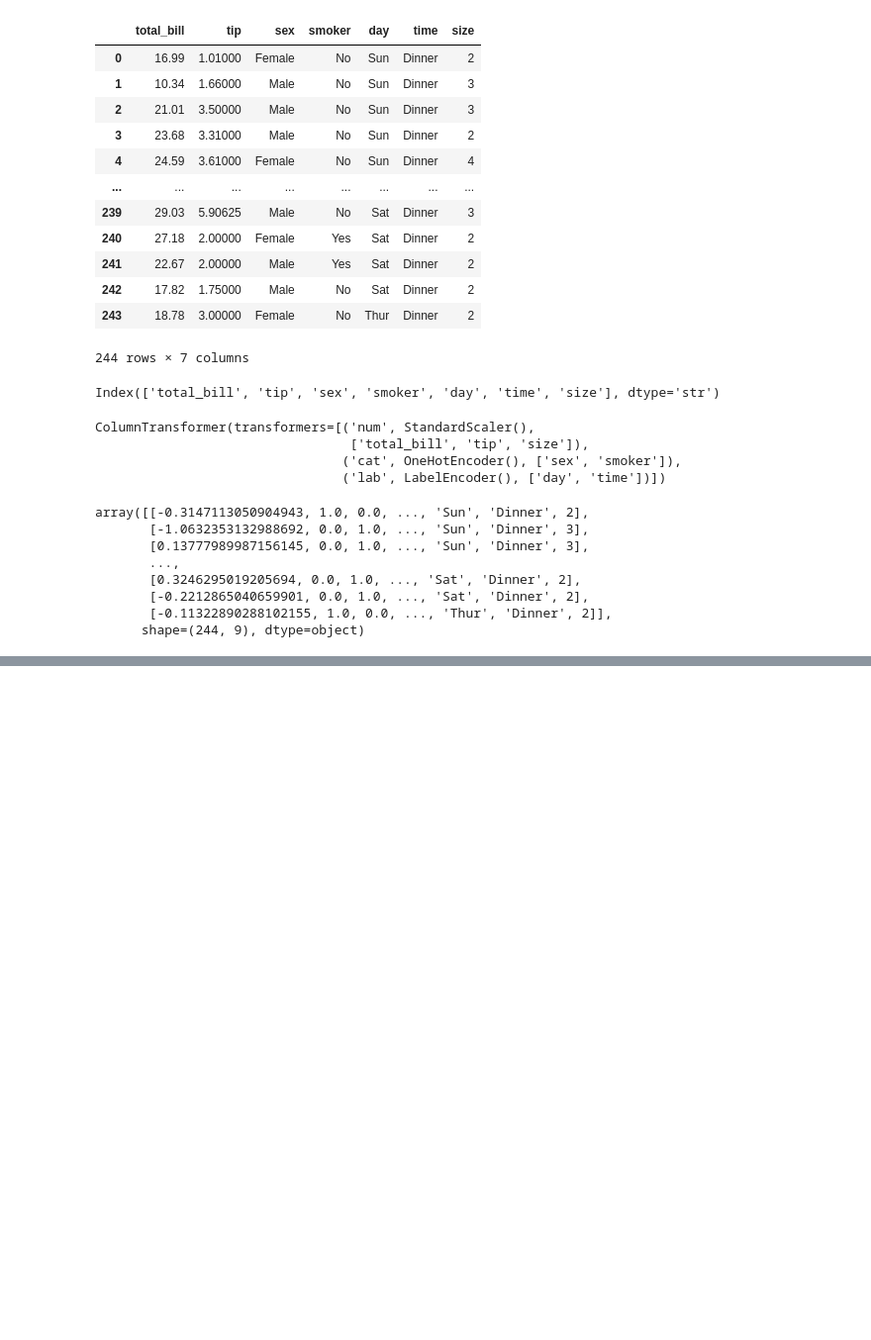
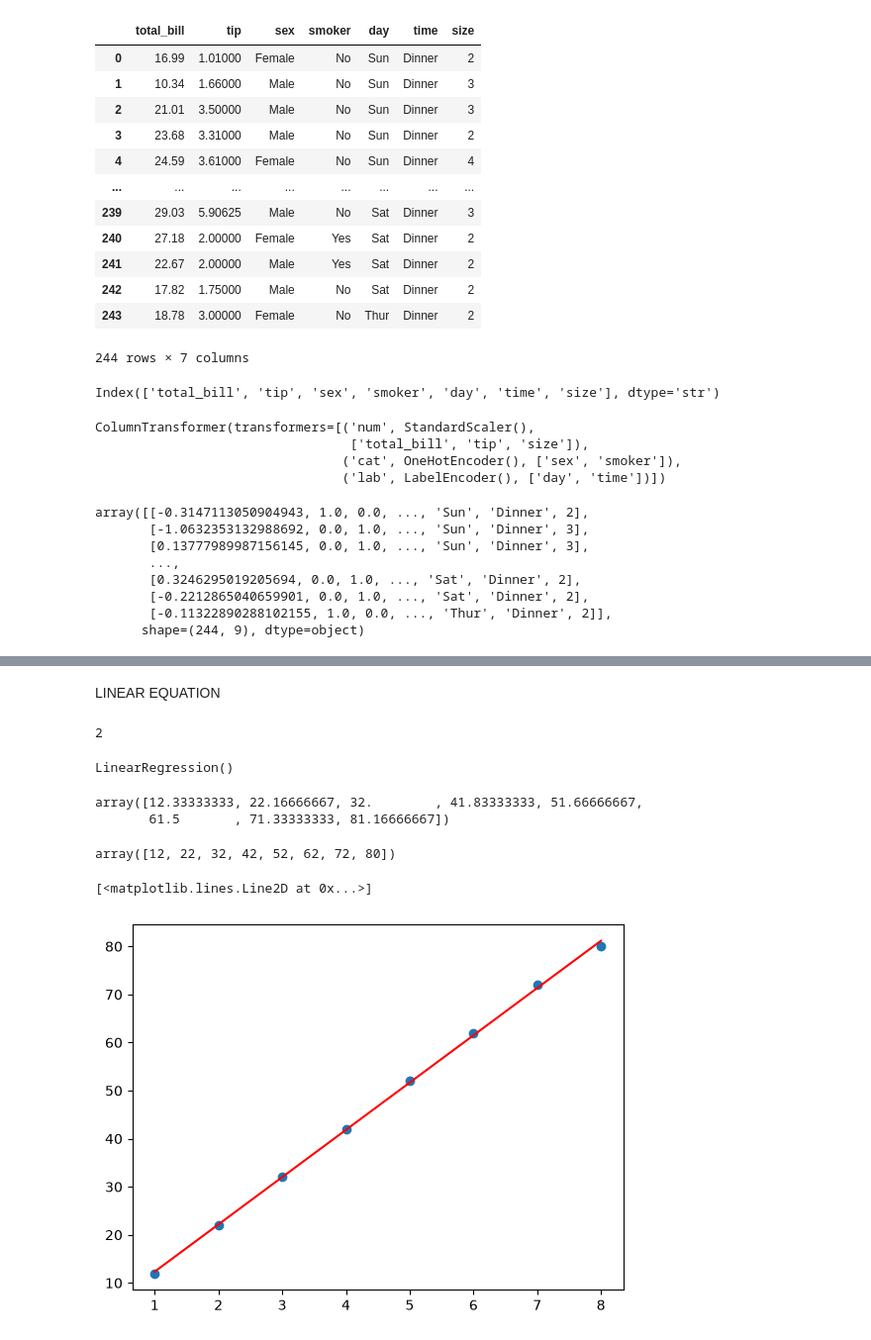
Before and after one commit to kamni0506-source/machine_learning, a Jupyter notebook: class_5.ipynb, the cells around one changed output, grey strips where cells are left out. Shown at 99% size. Cells and saved outputs as stored; diff of their text form; code cells hidden in the pictures; blank space fills up the shorter version.

```diff
--- a/class_5.ipynb
+++ b/class_5.ipynb
@@ -195,0 +218,2 @@ array([[-0.3147113050904943, 1.0, 0.0, ..., 'Sun', 'Dinner', 2],
+# %% [markdown]
+LINEAR EQUATION
@@ -195,0 +225,13 @@ array([[-0.3147113050904943, 1.0, 0.0, ..., 'Sun', 'Dinner', 2],
+# %%
+x = np.array([1,2,3,4,5,6,7,8]).reshape(-1,1)
+
+y= np.array([12,22,32,42,52,62,72,80])
+# %%
+x.ndim
+# %% [output]
+2
+# %%
+model= LinearRegression()
+model.fit(x,y)
+# %% [output]
+LinearRegression()
@@ -195,0 +241,17 @@ array([[-0.3147113050904943, 1.0, 0.0, ..., 'Sun', 'Dinner', 2],
+# %%
+model.predict(x)
+# %% [output]
+array([12.33333333, 22.16666667, 32.        , 41.83333333, 51.66666667,
+       61.5       , 71.33333333, 81.16666667])
+# %%
+y
+# %% [output]
+array([12, 22, 32, 42, 52, 62, 72, 80])
+# %%
+y_pred=model.predict(x)
+# %%
+plt.scatter(x,y)
+plt.plot(x,y_pred,color ='red')
+# %% [output]
+[<matplotlib.lines.Line2D at 0x...>]
+[figure, added]
```
Also changed, not shown: parts of 4 cells of this notebook.
